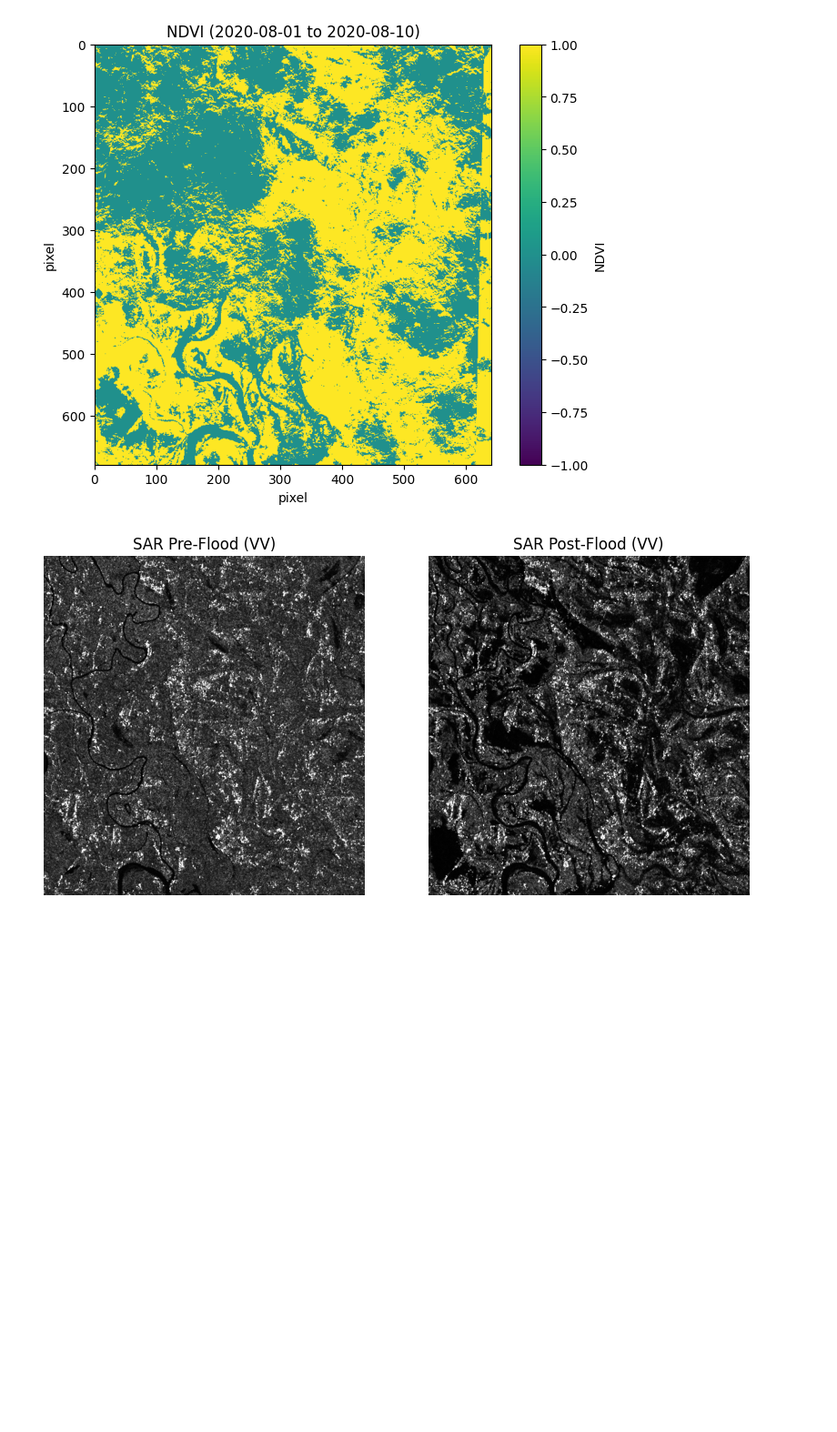
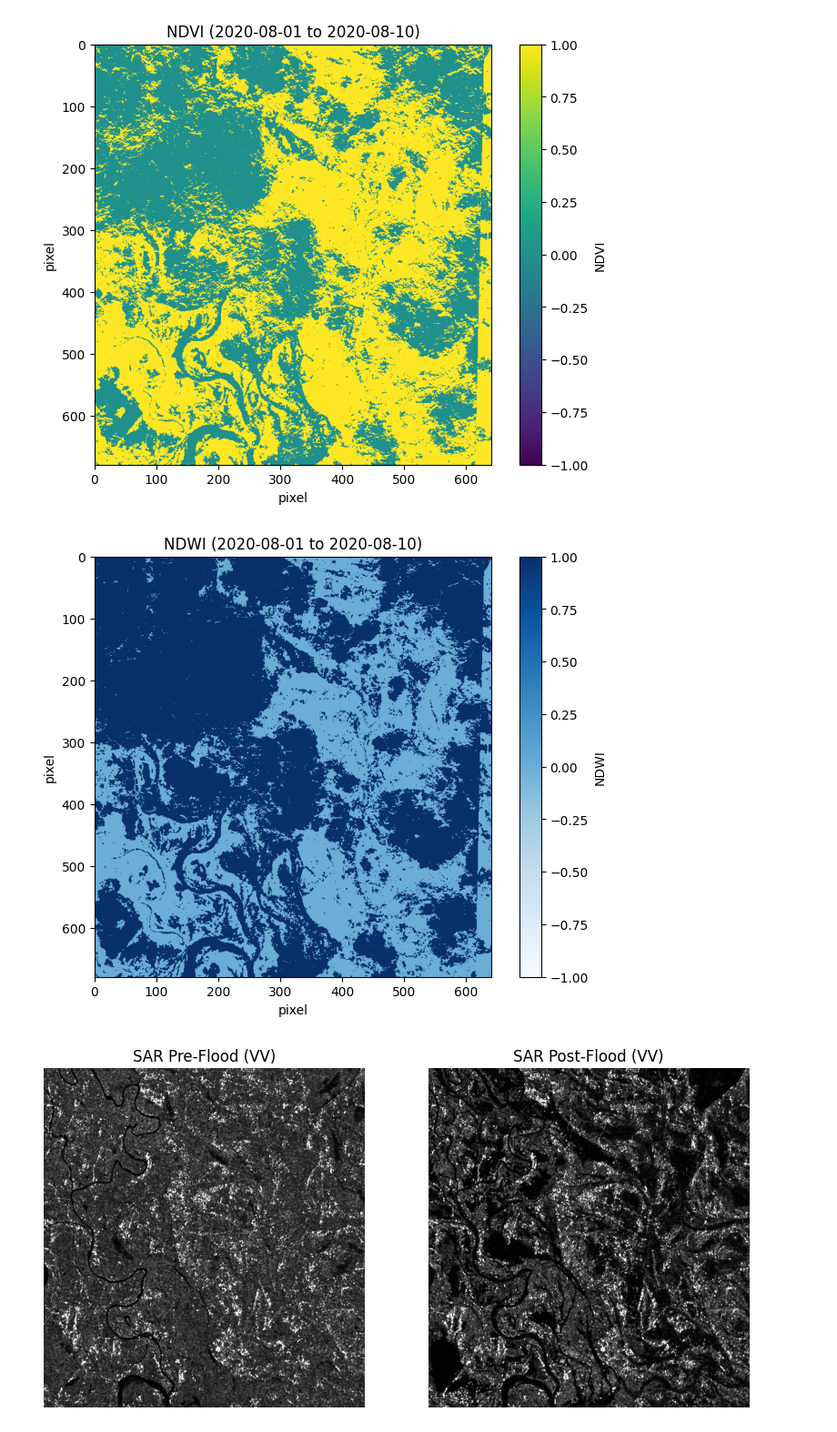
Before and after one commit to adityanarayan-rai/flood_detection_ban, a Jupyter notebook: 01_flood_jamalpur_2020.ipynb, the cells around one changed output. Shown at 91% size. Saved outputs shown, nothing was run; the diff lists cells and outputs as text; code cells hidden in the pictures; blank space fills up the shorter version.

```diff
--- a/01_flood_jamalpur_2020.ipynb
+++ b/01_flood_jamalpur_2020.ipynb
@@ -121,6 +136,52 @@ plt.ylabel('pixel')
 plt.show()
 # %% [output]
 [figure]
+# %%
+# Compute NDWI from Sentinel-2
+# Used to detect surface water (floods)
+# NDWI = (Green - NIR) / (Green + NIR)
+
+ndwi_evalscript = """
+//VERSION=3
+function setup() {
+  return {
+    input: ["B03", "B08"],
+    output: { bands: 1 }
+  };
+}
+function evaluatePixel(sample) {
+  var ndwi = (sample.B03 - sample.B08) / (sample.B03 + sample.B08);
+  return [ndwi];
+}
+"""
+
+ndwi_request = SentinelHubRequest(
+    evalscript=ndwi_evalscript,
+    input_data=[SentinelHubRequest.input_data(
+        data_collection=DataCollection.SENTINEL2_L2A,
+        time_interval=('2020-08-01', '2020-08-10'),
+        mosaicking_order='leastCC'
+    )],
+    responses=[SentinelHubRequest.output_response('default', MimeType.TIFF)],
+    bbox=bbox,
+    size=size,
+    config=config
+)
+ndwi_image = ndwi_request.get_data()[0]
+# %%
+# Visualize NDWI Map
+
+ndwi = ndwi_image.squeeze()
+
+plt.figure(figsize=(8, 6))
+plt.imshow(ndwi, vmin=-1, vmax=1, cmap='Blues')
+plt.colorbar(label='NDWI')
+plt.title('NDWI (2020-08-01 to 2020-08-10)')
+plt.xlabel('pixel')
+plt.ylabel('pixel')
+plt.show()
+# %% [output]
+[figure, added]
 # %%
 import matplotlib.pyplot as plt
 
```
Also changed, not shown: parts of 5 cells of this notebook.
